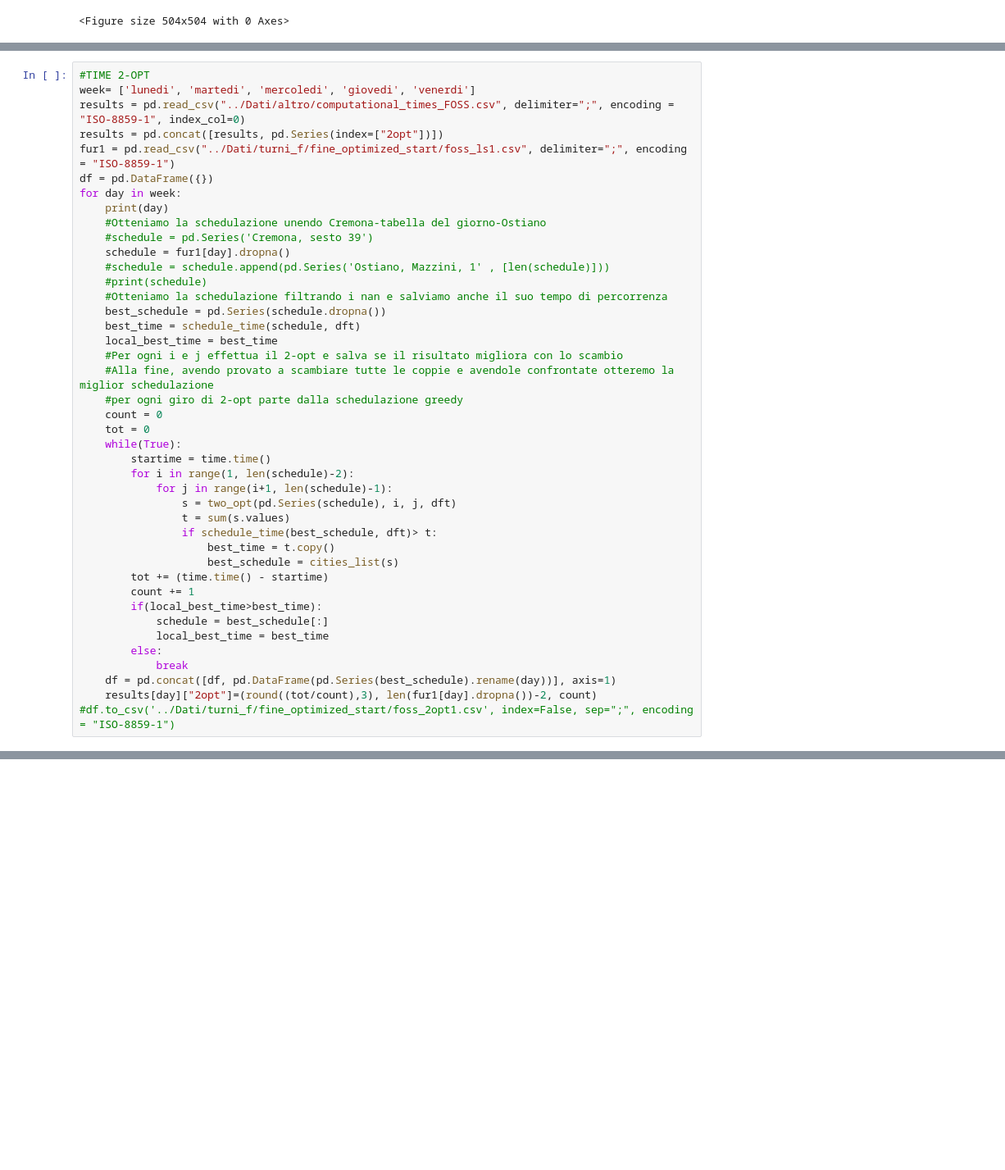
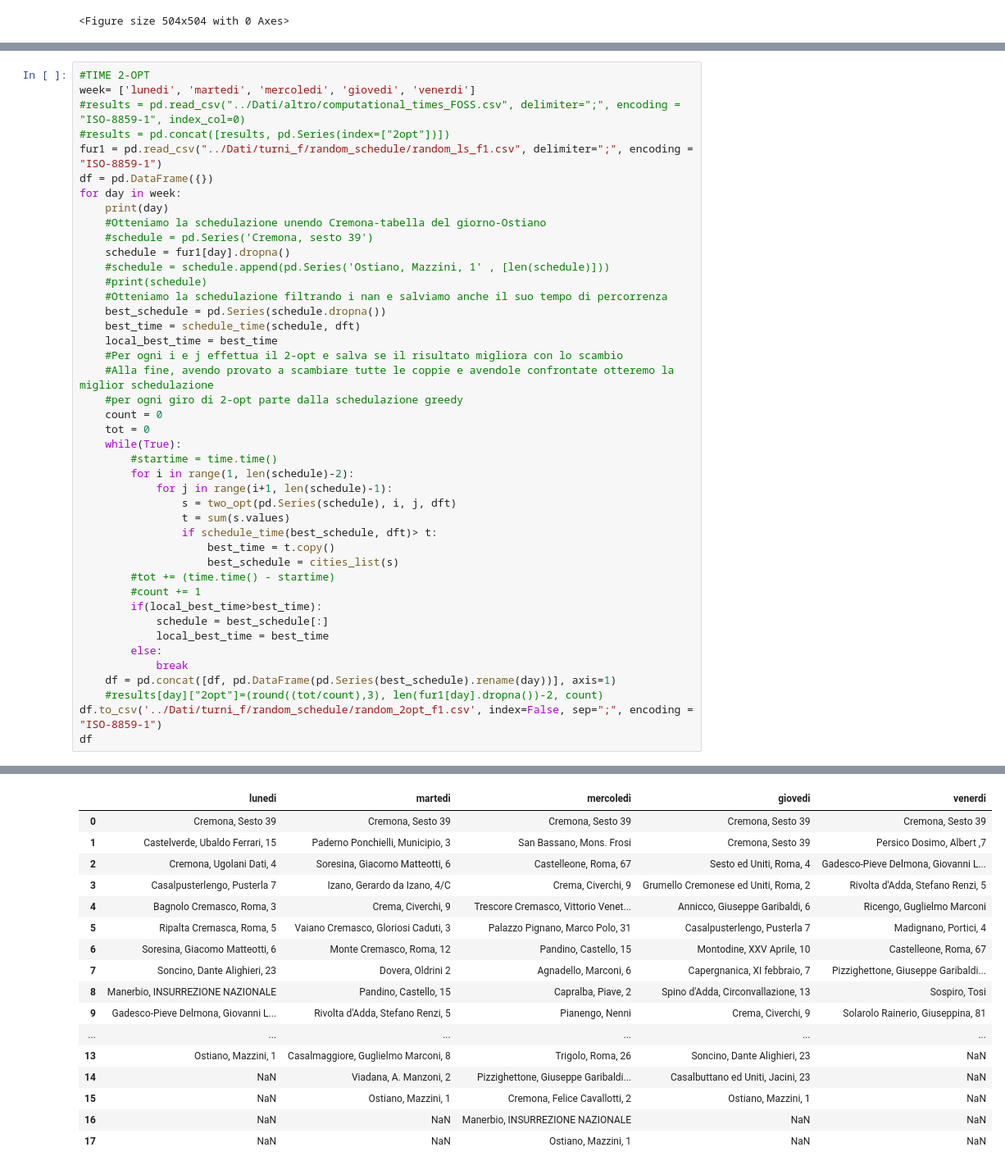
Before and after one commit to MassimoCavagna/Bachelor-Thesis, a Jupyter notebook: Algoritmi/2-opt.ipynb, the cells around one changed output, grey strips where cells are left out. Shown: that part at 82% size. Drawn from its saved outputs; the diff is of its cells as text; blank space fills up the shorter version.

Commit message:
random schedulation

```diff
--- a/Algoritmi/2-opt.ipynb
+++ b/Algoritmi/2-opt.ipynb
@@ -227,9 +227,9 @@ pd.read_csv("../Dati/turni_f/fine_optimized_start/foss_ls1.csv", delimiter=";",
 # %%
 #TIME 2-OPT
 week= ['lunedi', 'martedi', 'mercoledi', 'giovedi', 'venerdi']
-results = pd.read_csv("../Dati/altro/computational_times_FOSS.csv", delimiter=";", encoding = "ISO-8859-1", index_col=0)
-results = pd.concat([results, pd.Series(index=["2opt"])])
-fur1 = pd.read_csv("../Dati/turni_f/fine_optimized_start/foss_ls1.csv", delimiter=";", encoding = "ISO-8859-1")
+#results = pd.read_csv("../Dati/altro/computational_times_FOSS.csv", delimiter=";", encoding = "ISO-8859-1", index_col=0)
+#results = pd.concat([results, pd.Series(index=["2opt"])])
+fur1 = pd.read_csv("../Dati/turni_f/random_schedule/random_ls_f1.csv", delimiter=";", encoding = "ISO-8859-1")
 df = pd.DataFrame({})
 for day in week:
     print(day)
@@ -240,38 +240,56 @@ for day in week:
     #print(schedule)
     #Otteniamo la schedulazione filtrando i nan e salviamo anche il suo tempo di percorrenza
     best_schedule = pd.Series(schedule.dropna())
     best_time = schedule_time(schedule, dft)
     local_best_time = best_time
     #Per ogni i e j effettua il 2-opt e salva se il risultato migliora con lo scambio
     #Alla fine, avendo provato a scambiare tutte le coppie e avendole confrontate otteremo la miglior schedulazione
     #per ogni giro di 2-opt parte dalla schedulazione greedy
     count = 0
     tot = 0
     while(True):
-        startime = time.time()
+        #startime = time.time()
         for i in range(1, len(schedule)-2):
             for j in range(i+1, len(schedule)-1):
                 s = two_opt(pd.Series(schedule), i, j, dft)
                 t = sum(s.values)
                 if schedule_time(best_schedule, dft)> t:
                     best_time = t.copy()
                     best_schedule = cities_list(s)
-        tot += (time.time() - startime)
-        count += 1
+        #tot += (time.time() - startime)
+        #count += 1
         if(local_best_time>best_time):
             schedule = best_schedule[:]
             local_best_time = best_time
         else:
             break
     df = pd.concat([df, pd.DataFrame(pd.Series(best_schedule).rename(day))], axis=1)
-    results[day]["2opt"]=(round((tot/count),3), len(fur1[day].dropna())-2, count)
-#df.to_csv('../Dati/turni_f/fine_optimized_start/foss_2opt1.csv', index=False, sep=";", encoding = "ISO-8859-1")
+    #results[day]["2opt"]=(round((tot/count),3), len(fur1[day].dropna())-2, count)
+df.to_csv('../Dati/turni_f/random_schedule/random_2opt_f1.csv', index=False, sep=";", encoding = "ISO-8859-1")
+df
 # %% [output]
 lunedi
 martedi
 mercoledi
 giovedi
 venerdi
+|  | lunedi | martedi | mercoledi | giovedi | venerdi |
+| 0 | Cremona, Sesto 39 | Cremona, Sesto 39 | Cremona, Sesto 39 | Cremona, Sesto 39 | Cremona, Sesto 39 |
+| 1 | Castelverde, Ubaldo Ferrari, 15 | Paderno Ponchielli, Municipio, 3 | San Bassano, Mons. Frosi | Cremona, Sesto 39 | Persico Dosimo, Albert ,7 |
+| 2 | Cremona, Ugolani Dati, 4 | Soresina, Giacomo Matteotti, 6 | Castelleone, Roma, 67 | Sesto ed Uniti, Roma, 4 | Gadesco-Pieve Delmona, Giovanni L... |
+| 3 | Casalpusterlengo, Pusterla 7 | Izano, Gerardo da Izano, 4/C | Crema, Civerchi, 9 | Grumello Cremonese ed Uniti, Roma, 2 | Rivolta d'Adda, Stefano Renzi, 5 |
+| 4 | Bagnolo Cremasco, Roma, 3 | Crema, Civerchi, 9 | Trescore Cremasco, Vittorio Venet... | Annicco, Giuseppe Garibaldi, 6 | Ricengo, Guglielmo Marconi |
+| 5 | Ripalta Cremasca, Roma, 5 | Vaiano Cremasco, Gloriosi Caduti, 3 | Palazzo Pignano, Marco Polo, 31 | Casalpusterlengo, Pusterla 7 | Madignano, Portici, 4 |
+| 6 | Soresina, Giacomo Matteotti, 6 | Monte Cremasco, Roma, 12 | Pandino, Castello, 15 | Montodine, XXV Aprile, 10 | Castelleone, Roma, 67 |
+| 7 | Soncino, Dante Alighieri, 23 | Dovera, Oldrini 2 | Agnadello, Marconi, 6 | Capergnanica, XI febbraio, 7 | Pizzighettone, Giuseppe Garibaldi... |
+| 8 | Manerbio, INSURREZIONE NAZIONALE | Pandino, Castello, 15 | Capralba, Piave, 2 | Spino d'Adda, Circonvallazione, 13 | Sospiro, Tosi |
+| 9 | Gadesco-Pieve Delmona, Giovanni L... | Rivolta d'Adda, Stefano Renzi, 5 | Pianengo, Nenni | Crema, Civerchi, 9 | Solarolo Rainerio, Giuseppina, 81 |
+| ... | ... | ... | ... | ... | ... |
+| 13 | Ostiano, Mazzini, 1 | Casalmaggiore, Guglielmo Marconi, 8 | Trigolo, Roma, 26 | Soncino, Dante Alighieri, 23 | NaN |
+| 14 | NaN | Viadana, A. Manzoni, 2 | Pizzighettone, Giuseppe Garibaldi... | Casalbuttano ed Uniti, Jacini, 23 | NaN |
+| 15 | NaN | Ostiano, Mazzini, 1 | Cremona, Felice Cavallotti, 2 | Ostiano, Mazzini, 1 | NaN |
+| 16 | NaN | NaN | Manerbio, INSURREZIONE NAZIONALE | NaN | NaN |
+| 17 | NaN | NaN | Ostiano, Mazzini, 1 | NaN | NaN |
 # %%
 results = results[fur1.columns]
 results.to_csv("../Dati/altro/computational_times_FOSS.csv", sep=";", encoding = "ISO-8859-1")
```
Also changed, not shown: parts of 1 cell of this notebook, 19 other files.
